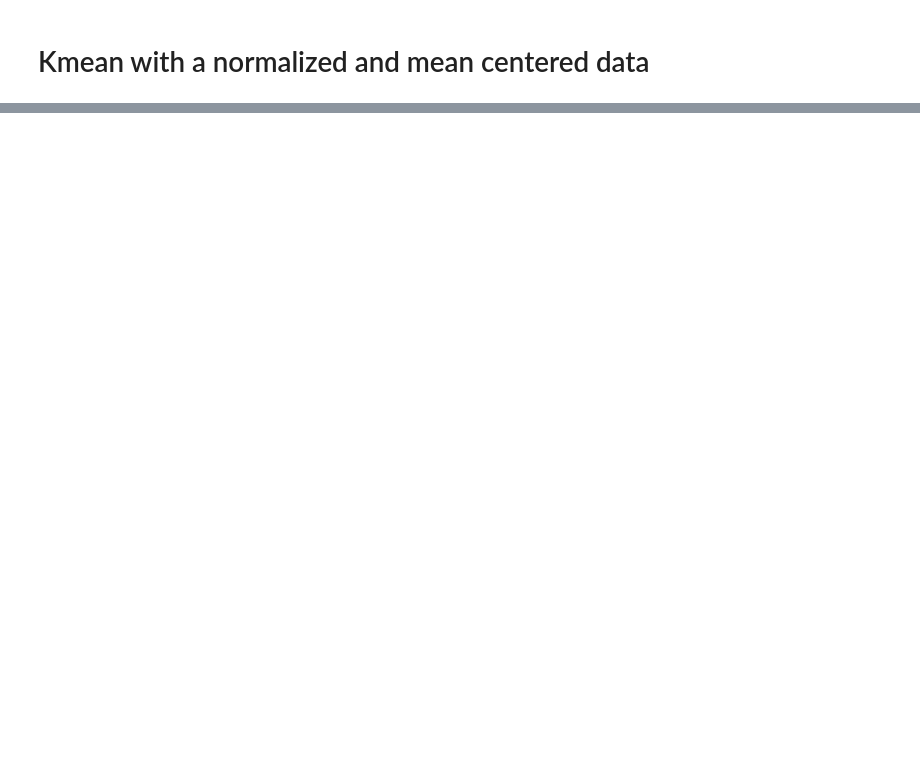
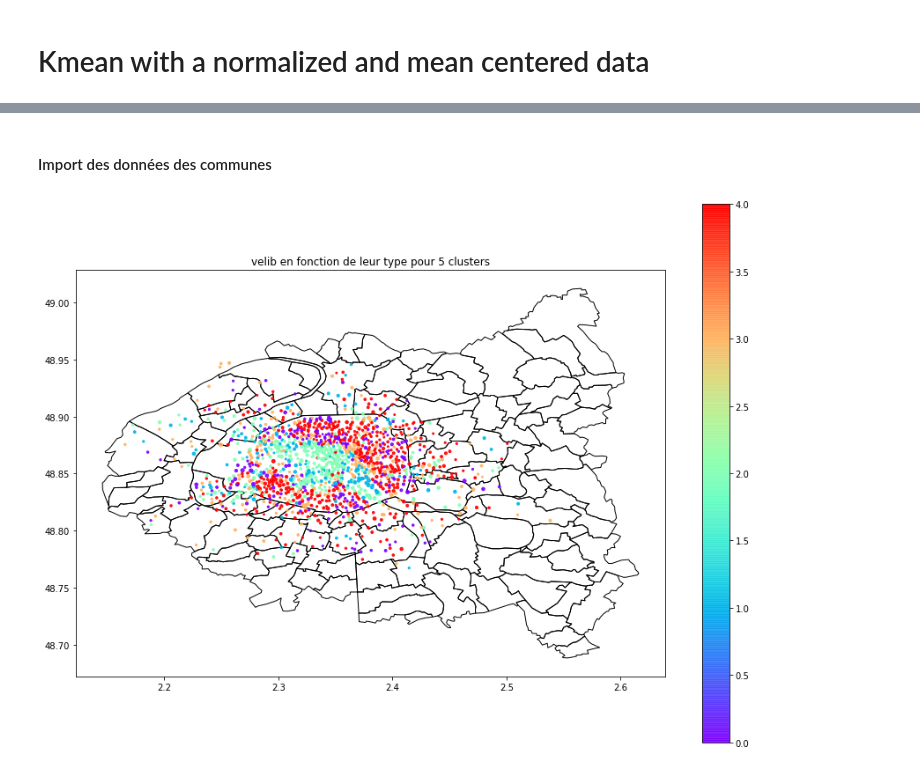
Before and after one commit to mathispuissant/StatApp, a Jupyter notebook: visualisation.ipynb, the cells around one changed output, grey strips where cells are left out. Saved outputs shown, nothing was run; the diff lists cells and outputs as text; code cells hidden in the pictures; blank space fills up the shorter version.

```diff
--- a/visualisation.ipynb
+++ b/visualisation.ipynb
@@ -375,6 +415,8 @@ Y = np.array(Y)
 # %%
 from tslearn.clustering import TimeSeriesKMeans
 
-
-model = TimeSeriesKMeans(n_clusters=2, metric="dtw", max_iter=20, n_init= 10)
-Fit = model.fit(Y)
+#clusters_Kmeans = {}
+for i in range(*nb_clusters):
+    clusters_Kmeans[i] = []
+    clusters_Kmeans[i].append(TimeSeriesKMeans(n_clusters= i, metric="dtw", max_iter=20, n_init= 10))
+    clusters_Kmeans[i].append(clusters_Kmeans[i][0].fit_predict(Y))
@@ -381 +445,41 @@ Fit = model.fit(Y)
+# %% [markdown]
+#### Import des données des communes
+# %%
+import requests
+import tempfile
+import zipfile
+
+url = 'https://www.data.gouv.fr/fr/datasets/r/07b7c9a2-d1e2-4da6-9f20-01a7b72d4b12'
+temporary_location = tempfile.gettempdir()
+
+def download_unzip(url, dirname = tempfile.gettempdir(), destname = "borders"):
+    myfile = requests.get(url)
+    open(dirname + '/' + destname + '.zip', 'wb').write(myfile.content)
+    with zipfile.ZipFile(dirname + '/' + destname + '.zip', 'r') as zip_ref:
+        zip_ref.extractall(dirname + '/' + destname)
+
+download_unzip(url)
+communes = gpd.read_file(temporary_location + "/borders/communes-20190101.json")
+
+communes_borders = gpd.read_file(temporary_location + "/borders/communes-20190101.json")
+communes_borders.crs
+
+communes['dep'] = communes.insee.str[:2]
+# %%
+from matplotlib import colors as mcolors
+
+
+for i in range(*nb_clusters):
+    fig, ax = plt.subplots(1, 1, figsize=(15, 15))
+    c = list(mcolors.CSS4_COLORS.values())
+    ax.set_aspect('equal')
+    #gdf.plot(ax=ax, marker='o', c = gdf['capacity'], markersize=gdf['capacity']/3)
+    communes[communes['dep'].isin(['75','92','93','94'])].plot(ax = ax, zorder=1, edgecolor = "black", facecolor="none", color = None)
+
+    plt.scatter(velib_w_bike['lon'], velib_w_bike['lat'], s = velib_w_bike['capacity'], marker = '.', c = gdf[str(i) + "types"], cmap='rainbow', alpha = 0.9)
+    plt.colorbar(shrink = 0.75)
+    ax.set_title("velib en fonction de leur type pour " + str(i) + " clusters")
+    plt.savefig("results/velib en fonction de leur type pour " + str(i) + " clusters" ".jpg")
+# %% [output]
+[figure, added]
 # %%
```
Also changed, not shown: parts of 19 cells of this notebook, 9 other files.
